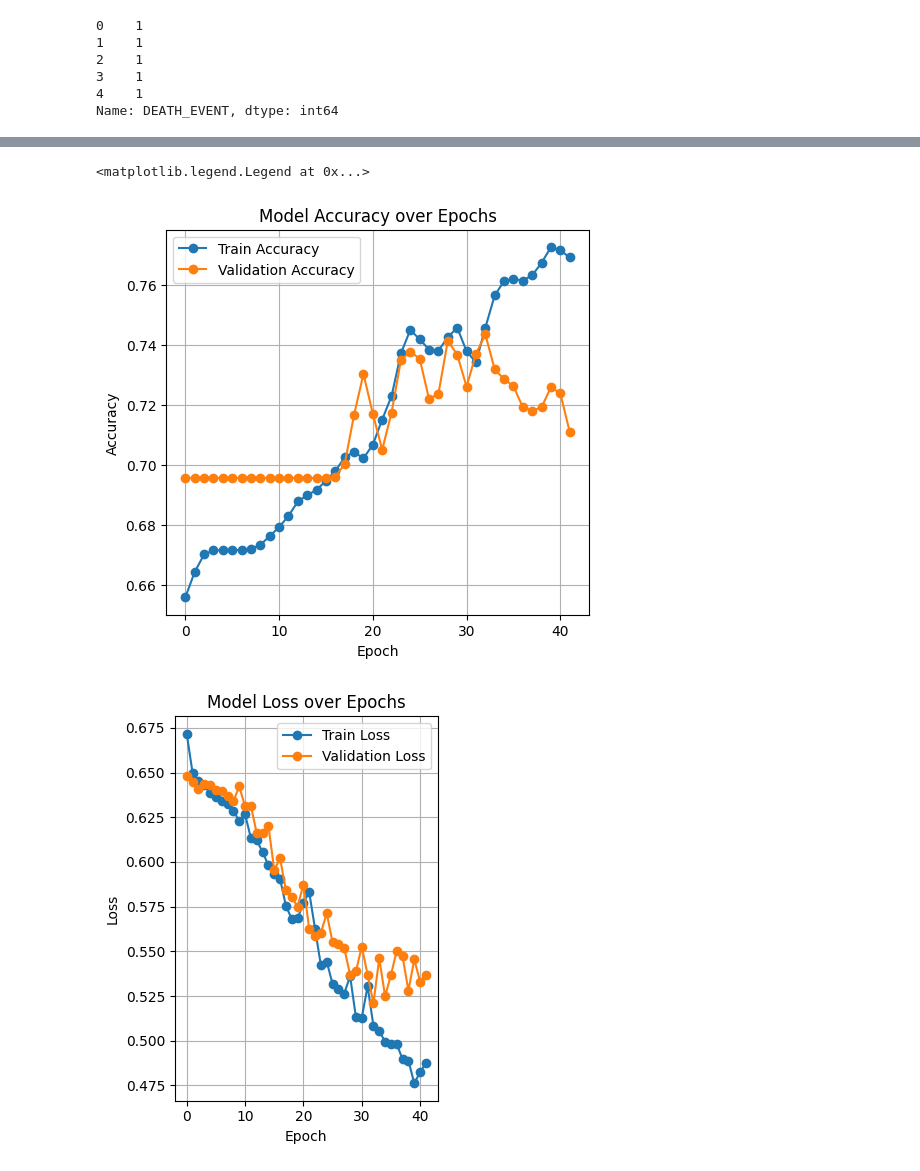
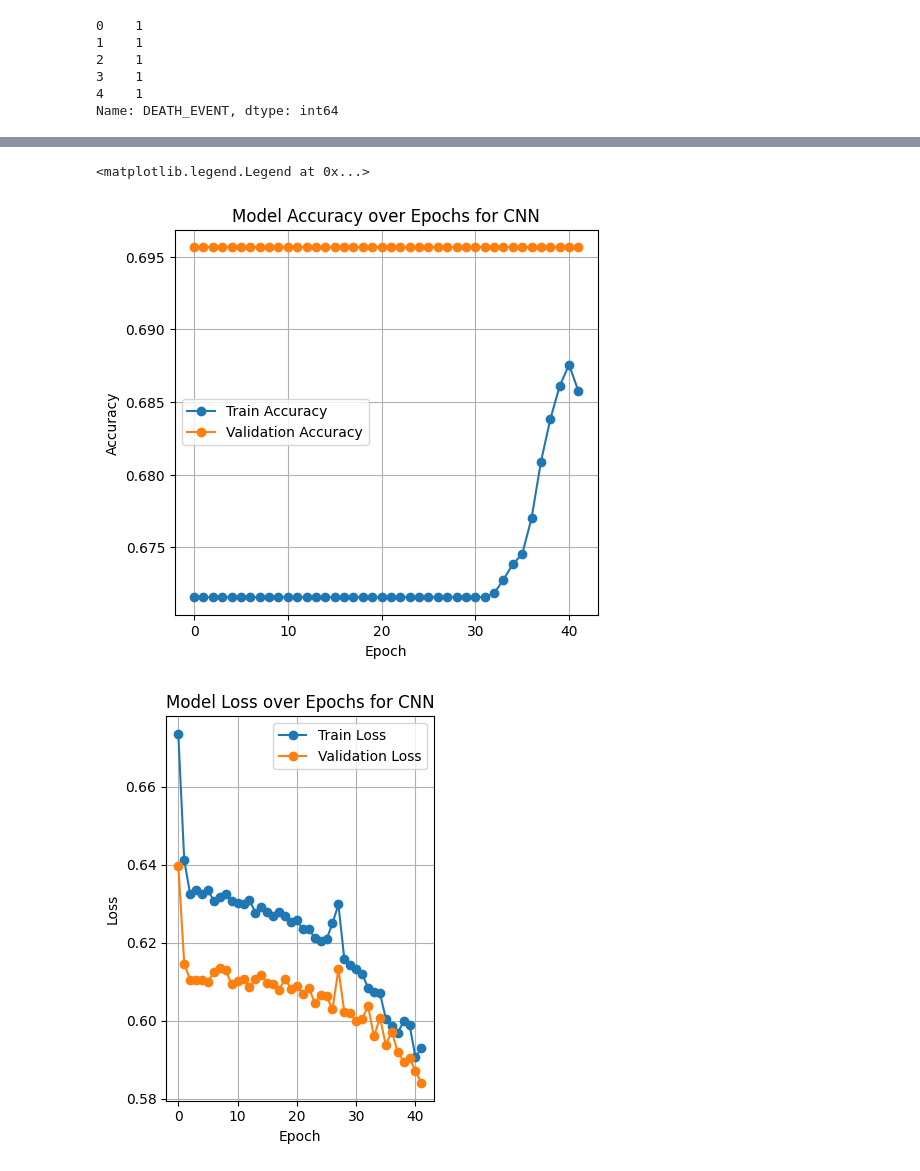
Before and after one commit to steventhestudent/CS4662_Project, a Jupyter notebook: CNNimplement.ipynb, the cells around one changed output, grey strips where cells are left out. Drawn from its saved outputs; the diff is of its cells as text; code cells hidden in the pictures.

```diff
--- a/CNNimplement.ipynb
+++ b/CNNimplement.ipynb
@@ -102,9 +102,14 @@ from sklearn.preprocessing import MinMaxScaler, StandardScaler
 def standardizeFeatures(df):
     scaler = StandardScaler()
     return scaler.fit_transform(df)
+# %%
+def normalizeFeatures(df):
+    scaler = MinMaxScaler()
+    return scaler.fit_transform(df)
 # %%
 feature_cols, popped_features = removeCategories(df)
 label = feature_cols.pop(-1)
+feature_cols.remove('time')
 # %%
 feature_cols
 # %% [output]
@@ -156,5 +168,6 @@ plt.show()
 # %%
-X = standardizeFeatures(X)
+#X = standardizeFeatures(X)
+X = normalizeFeatures(X)
 # %%
 X = X.reshape((X.shape[0], X.shape[1], 1))
 # %%
@@ -193,7 +206,7 @@ model = Sequential()
 # kernel_size=2 is a 1D filter that slides over sequence dimension. At each position, it looks at 2 consecutive values for each channel
 # each filter produces a single output value at each position (2 time steps at a time)
 #model.add(Input(shape=(12, 1)))
-model.add(layers.Conv1D(32, kernel_size=2, activation='relu', input_shape=(12, 1)))
+model.add(layers.Conv1D(32, kernel_size=2, activation='relu', input_shape=(11, 1)))
 #model.add(layers.Conv1D(32, kernel_size=2, activation='relu'))
 # %%
 # Pooling layer
@@ -249,28 +262,28 @@ plt.figure(figsize=(12,5))
 plt.subplot(1,2,1)
 plt.plot(smooth_acc, label='Train Accuracy', marker='o')
 plt.plot(smooth_val_acc, label='Validation Accuracy', marker='o')
-plt.title('Model Accuracy over Epochs')
+plt.title('Model Accuracy over Epochs for CNN')
 plt.xlabel('Epoch')
 plt.ylabel('Accuracy')
 plt.grid(True)
 plt.legend()
 # %% [output]
 <matplotlib.legend.Legend at 0x...>
-[figure, old version]
+[figure, new version]
 # %%
 # Loss plot
 plt.subplot(1,2,2)
 plt.plot(history.history['loss'], label='Train Loss', marker='o')
 plt.plot(history.history['val_loss'], label='Validation Loss', marker='o')
-plt.title('Model Loss over Epochs')
+plt.title('Model Loss over Epochs for CNN')
 plt.xlabel('Epoch')
 plt.ylabel('Loss')
 plt.grid(True)
 plt.legend()
 plt.tight_layout()
 plt.show()
 # %% [output]
-[figure, old version]
+[figure, new version]
 # %%
 model.summary()
 # %% [output]
```
Also changed, not shown: parts of 18 cells of this notebook, 4 other files.
